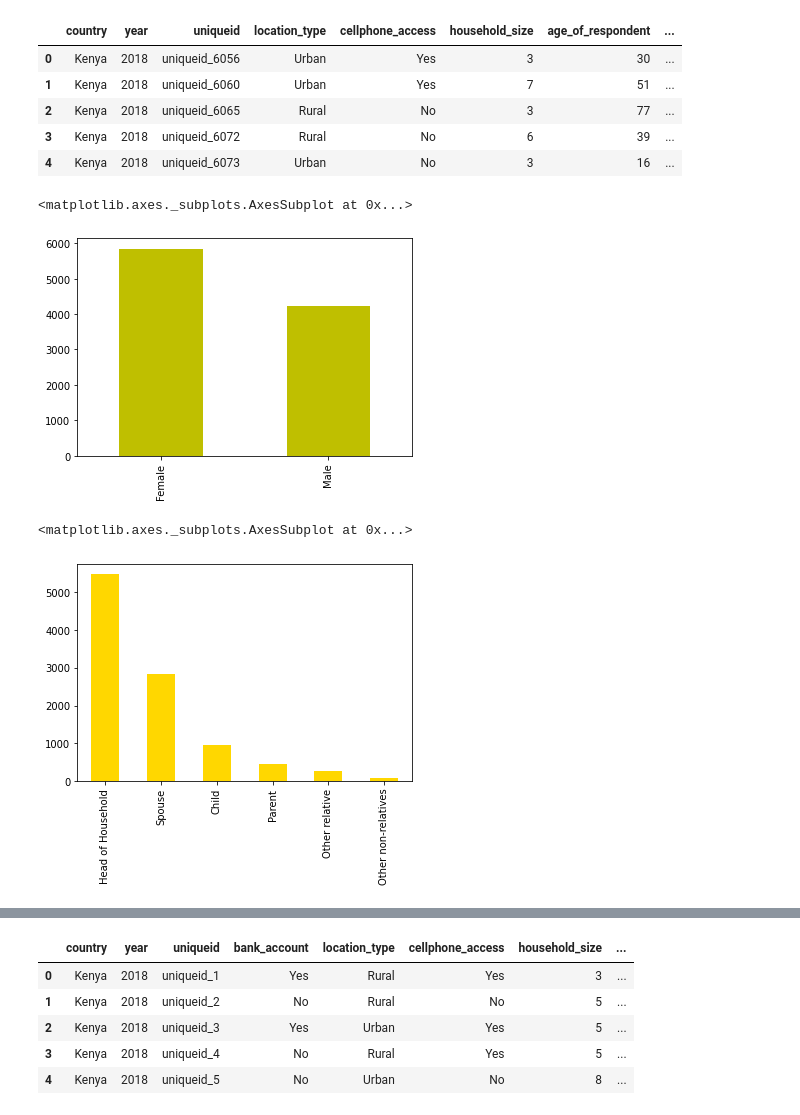
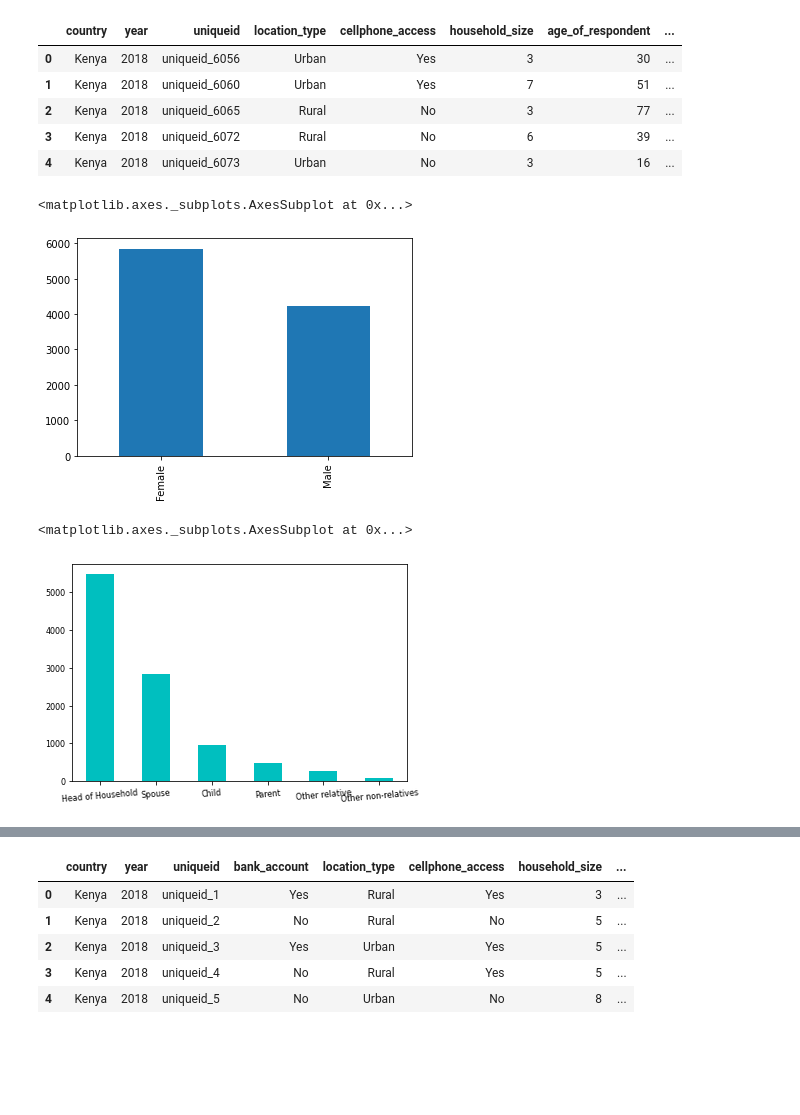
Before and after one commit to montassar668/financial-inclusion-in-africa, a Jupyter notebook: montassar.ipynb, the cells around one changed output, grey strips where cells are left out. Cells and saved outputs as stored; diff of their text form; code cells hidden in the pictures; blank space fills up the shorter version.

```diff
--- a/montassar.ipynb
+++ b/montassar.ipynb
@@ -23,13 +23,13 @@ df_test.head()
 | 4 | Kenya | 2018 | uniqueid_6073 | Urban | No | 3 | 16 | ... |
 # %%
 #Visualisation nombre des female par rapport au nombre male
-df_test.gender_of_respondent.value_counts().plot.bar(color='Y')
+df_test.gender_of_respondent.value_counts().plot.bar()
 # %% [output]
 <matplotlib.axes._subplots.AxesSubplot at 0x...>
-[figure, old version]
+[figure, new version]
 # %%
 #Visualisation de la nature de relation des mombres
-df_test.relationship_with_head.value_counts().plot.bar(color='gold')
+df_test.relationship_with_head.value_counts().plot.bar(color='c', rot=5, fontsize=8)
 # %% [output]
 <matplotlib.axes._subplots.AxesSubplot at 0x...>
-[figure, old version]
+[figure, new version]
```
Also changed, not shown: parts of 2 cells of this notebook.
